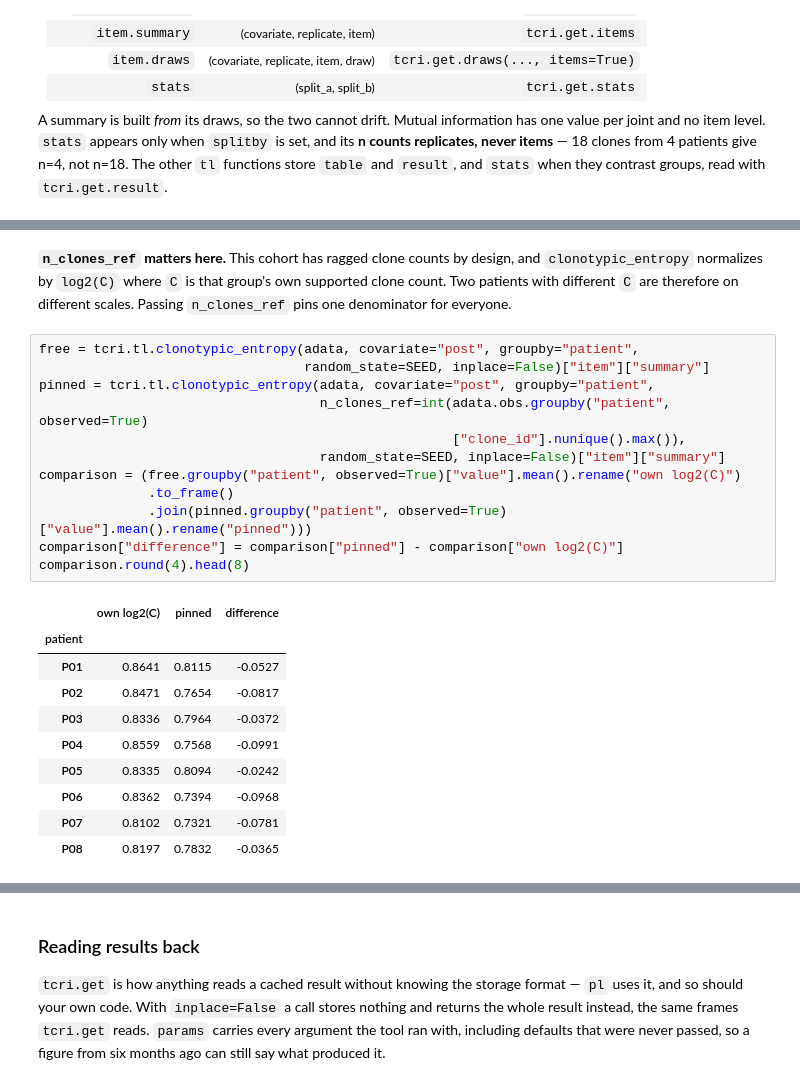
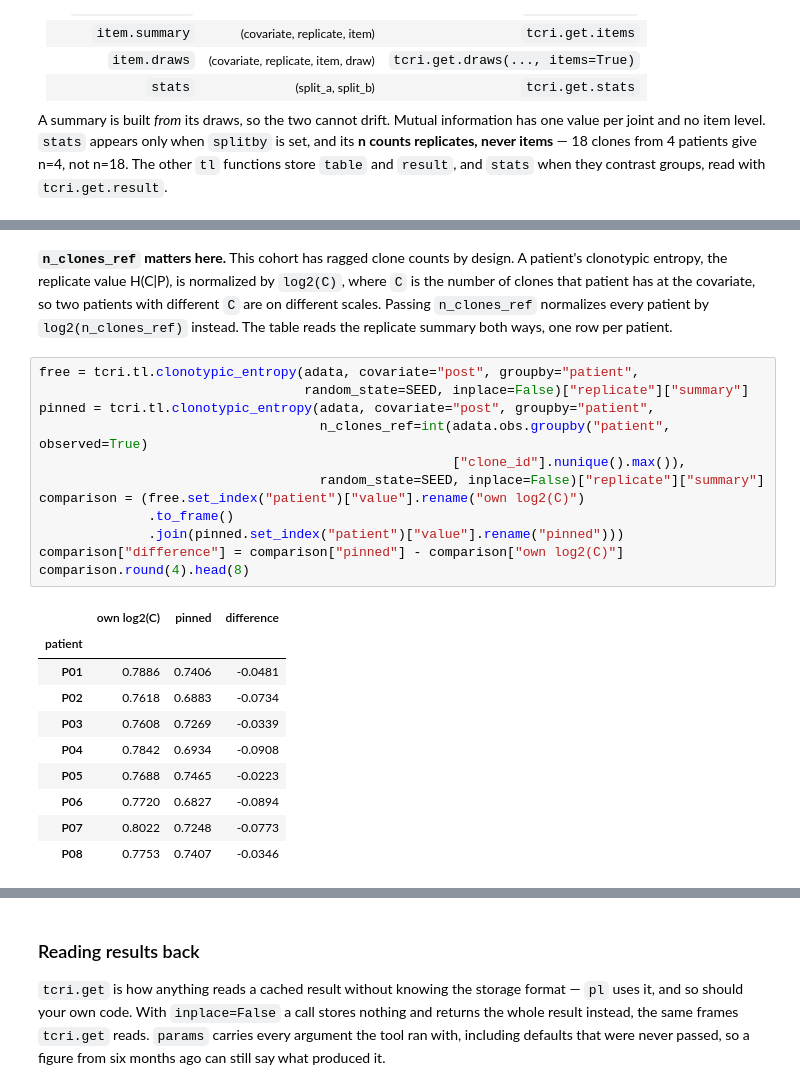
Before and after one commit to nceglia/tcri, a Jupyter notebook: examples/example.ipynb, the cells around one changed output, grey strips where cells are left out. Drawn from its saved outputs; the diff is of its cells as text.

```diff
--- a/examples/example.ipynb
+++ b/examples/example.ipynb
@@ -331,31 +331,32 @@ mi_stats[["level_a", "level_b", "n_a", "n_b", "mean_a", "mean_b", "delta", "p",
 # %% [markdown]
-**`n_clones_ref` matters here.** This cohort has ragged clone counts by design, and
-`clonotypic_entropy` normalizes by `log2(C)` where `C` is that group's own supported clone
-count. Two patients with different `C` are therefore on different scales. Passing
-`n_clones_ref` pins one denominator for everyone.
+**`n_clones_ref` matters here.** This cohort has ragged clone counts by design. A patient's
+clonotypic entropy, the replicate value H(C|P), is normalized by `log2(C)`, where `C` is the
+number of clones that patient has at the covariate, so two patients with different `C` are on
+different scales. Passing `n_clones_ref` normalizes every patient by `log2(n_clones_ref)`
+instead. The table reads the replicate summary both ways, one row per patient.
 # %%
 free = tcri.tl.clonotypic_entropy(adata, covariate="post", groupby="patient",
-                                  random_state=SEED, inplace=False)["item"]["summary"]
+                                  random_state=SEED, inplace=False)["replicate"]["summary"]
 pinned = tcri.tl.clonotypic_entropy(adata, covariate="post", groupby="patient",
                                     n_clones_ref=int(adata.obs.groupby("patient", observed=True)
                                                      ["clone_id"].nunique().max()),
-                                    random_state=SEED, inplace=False)["item"]["summary"]
-comparison = (free.groupby("patient", observed=True)["value"].mean().rename("own log2(C)")
+                                    random_state=SEED, inplace=False)["replicate"]["summary"]
+comparison = (free.set_index("patient")["value"].rename("own log2(C)")
               .to_frame()
-              .join(pinned.groupby("patient", observed=True)["value"].mean().rename("pinned")))
+              .join(pinned.set_index("patient")["value"].rename("pinned")))
 comparison["difference"] = comparison["pinned"] - comparison["own log2(C)"]
 comparison.round(4).head(8)
 # %% [output]
 |  | own log2(C) | pinned | difference |
 | patient |  |  |  |
-| P01 | 0.8641 | 0.8115 | -0.0527 |
-| P02 | 0.8471 | 0.7654 | -0.0817 |
-| P03 | 0.8336 | 0.7964 | -0.0372 |
-| P04 | 0.8559 | 0.7568 | -0.0991 |
-| P05 | 0.8335 | 0.8094 | -0.0242 |
-| P06 | 0.8362 | 0.7394 | -0.0968 |
-| P07 | 0.8102 | 0.7321 | -0.0781 |
-| P08 | 0.8197 | 0.7832 | -0.0365 |
+| P01 | 0.7886 | 0.7406 | -0.0481 |
+| P02 | 0.7618 | 0.6883 | -0.0734 |
+| P03 | 0.7608 | 0.7269 | -0.0339 |
+| P04 | 0.7842 | 0.6934 | -0.0908 |
+| P05 | 0.7688 | 0.7465 | -0.0223 |
+| P06 | 0.7720 | 0.6827 | -0.0894 |
+| P07 | 0.8022 | 0.7248 | -0.0773 |
+| P08 | 0.7753 | 0.7407 | -0.0346 |
 # %%
 # the other metrics, plus the joint they all reduce
 tcri.tl.joint_distribution(adata, covariate="post", n_samples=20, random_state=SEED)
```
Also changed, not shown: parts of 15 cells of this notebook, 11 other files.
